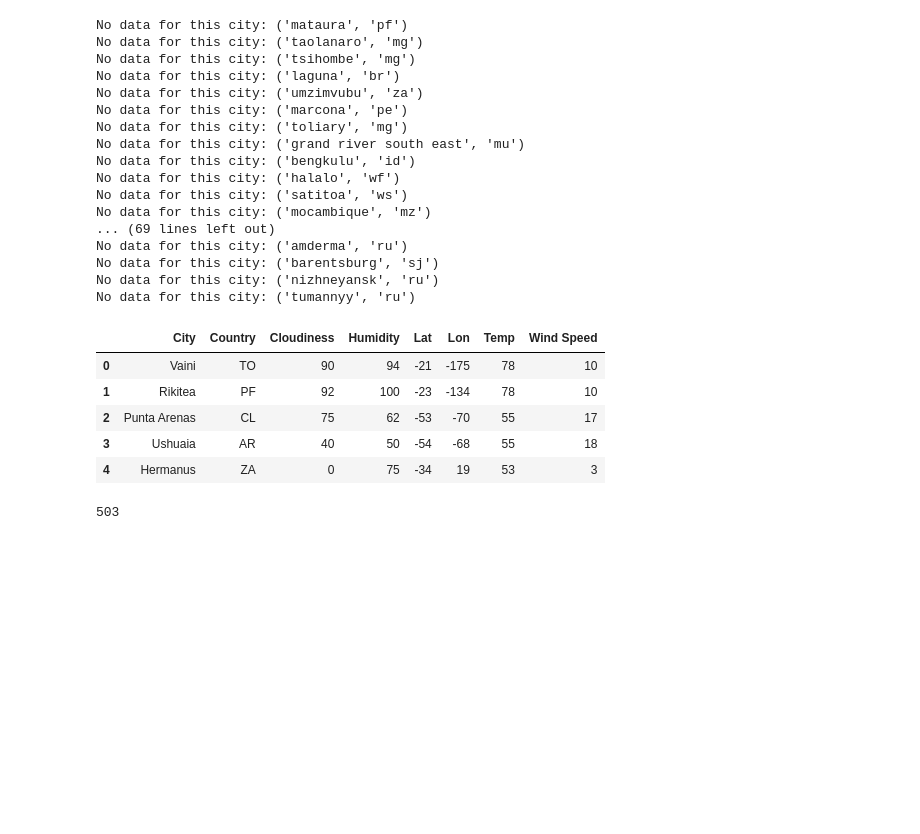
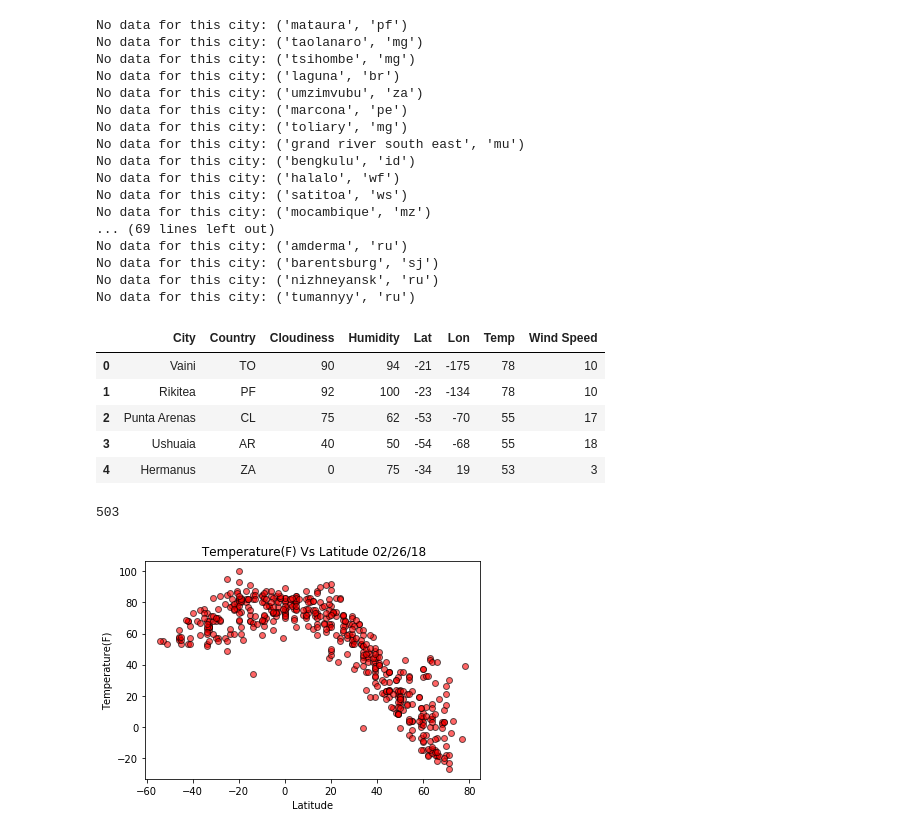
Before and after one commit to gayatripingale/Homework, a Jupyter notebook: Python_API_WeatherPy/Python_API_WeatherPy.ipynb, the cells around one changed output. Cells and saved outputs as stored; diff of their text form; code cells hidden in the pictures; blank space fills up the shorter version.

Commit message:
adding scatter plots

```diff
--- a/Python_API_WeatherPy/Python_API_WeatherPy.ipynb
+++ b/Python_API_WeatherPy/Python_API_WeatherPy.ipynb
@@ -146,3 +146,18 @@ No data for this city: ('tumannyy', 'ru')
 len(cities500.index)
 # %% [output]
 503
+# %%
+# Plotting the varuius charsts now.
+
+# Temperature (F) vs. Latitude
+# If you want to mention the date in the tile, import "time" module
+import time
+date = time.strftime("%m/%d/%y")
+plt.scatter(cities500['Lat'],cities500['Temp'],edgecolor = "black", alpha = 0.6, color = "red")
+plt.title(f" Temperature(F) Vs Latitude {date}")
+plt.xlabel('Latitude')
+plt.ylabel('Temperature(F)')
+plt.savefig("TempVsLat.png")
+plt.show()
+# %% [output]
+[figure, added]
```
Also changed, not shown: parts of 1 cell of this notebook, 2 other files.
